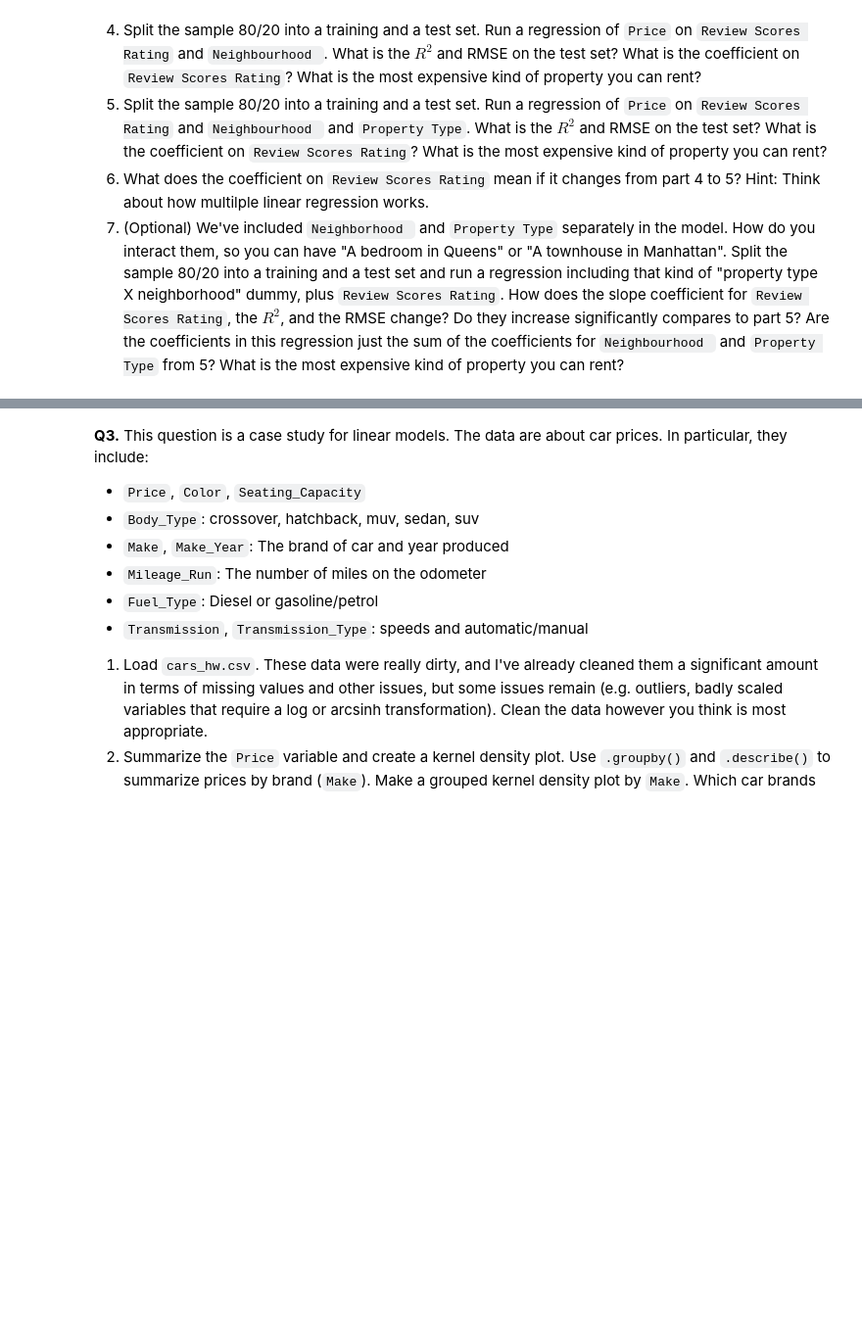
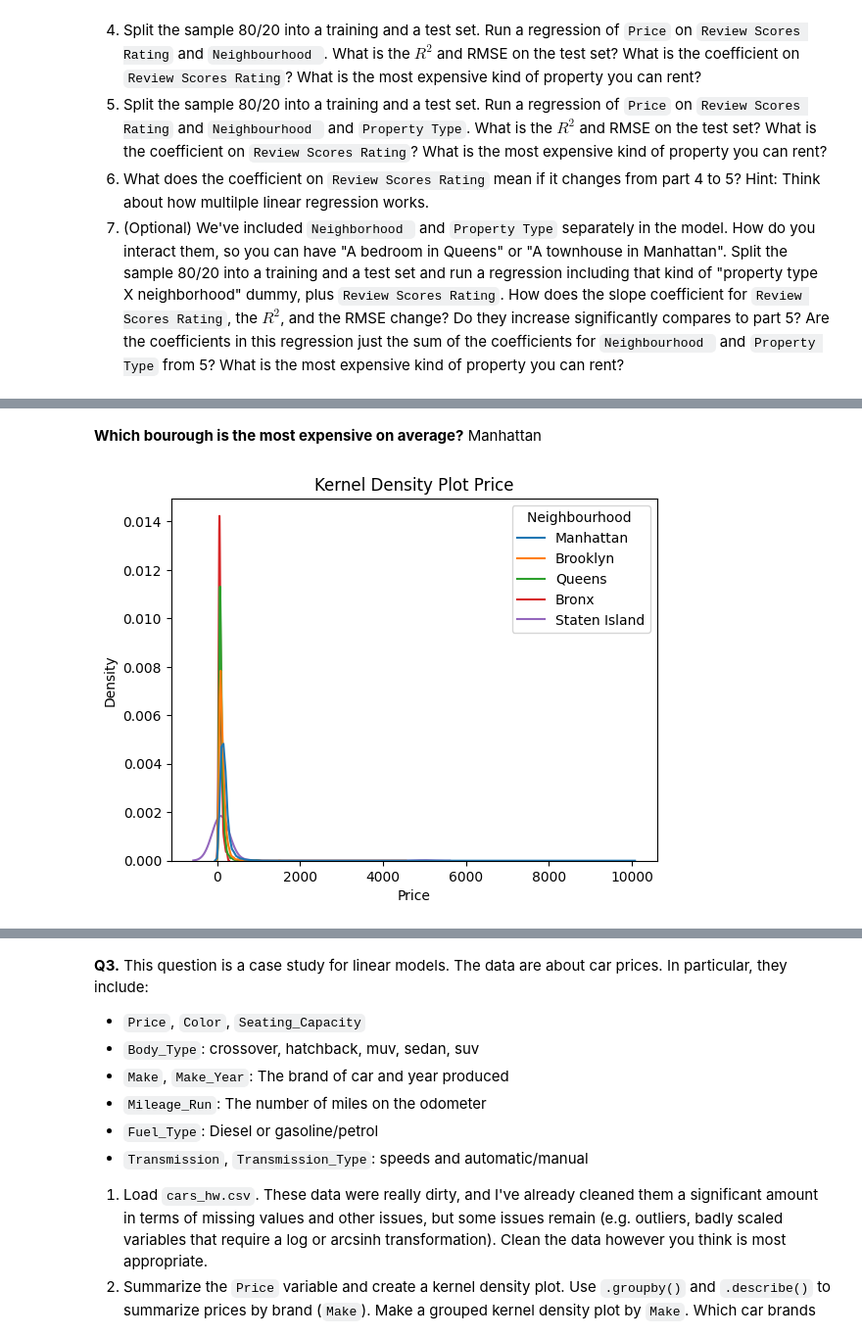
Before and after one commit to kpunsalan8/linearModels-KP, a Jupyter notebook: assignment/assignment.ipynb, the cells around one changed output, grey strips where cells are left out. Shown: that part at 98% size. Saved outputs shown, nothing was run; the diff lists cells and outputs as text; code cells hidden in the pictures; blank space fills up the shorter version.

```diff
--- a/assignment/assignment.ipynb
+++ b/assignment/assignment.ipynb
@@ -44,0 +51,5 @@
+# %%
+# Q2 load the data
+raw_link = 'https://raw.githubusercontent.com/ds4e/linearModels/refs/heads/main/data/Q1_clean.csv'
+df = pd.read_csv(raw_link) # Load the data
+df.head() # Glance at the data
@@ -44,0 +90,10 @@
+# %% [markdown]
+**Which bourough is the most expensive on average?**
+Manhattan
+# %%
+# kernel density plot of price and log price, grouping by Neighbourhood
+sns.kdeplot(data=df, x="Price", hue='Neighbourhood ', common_norm=False)
+plt.title("Kernel Density Plot Price")
+plt.show()
+# %% [output]
+[figure, added]
```
Also changed, not shown: parts of 18 cells of this notebook.
